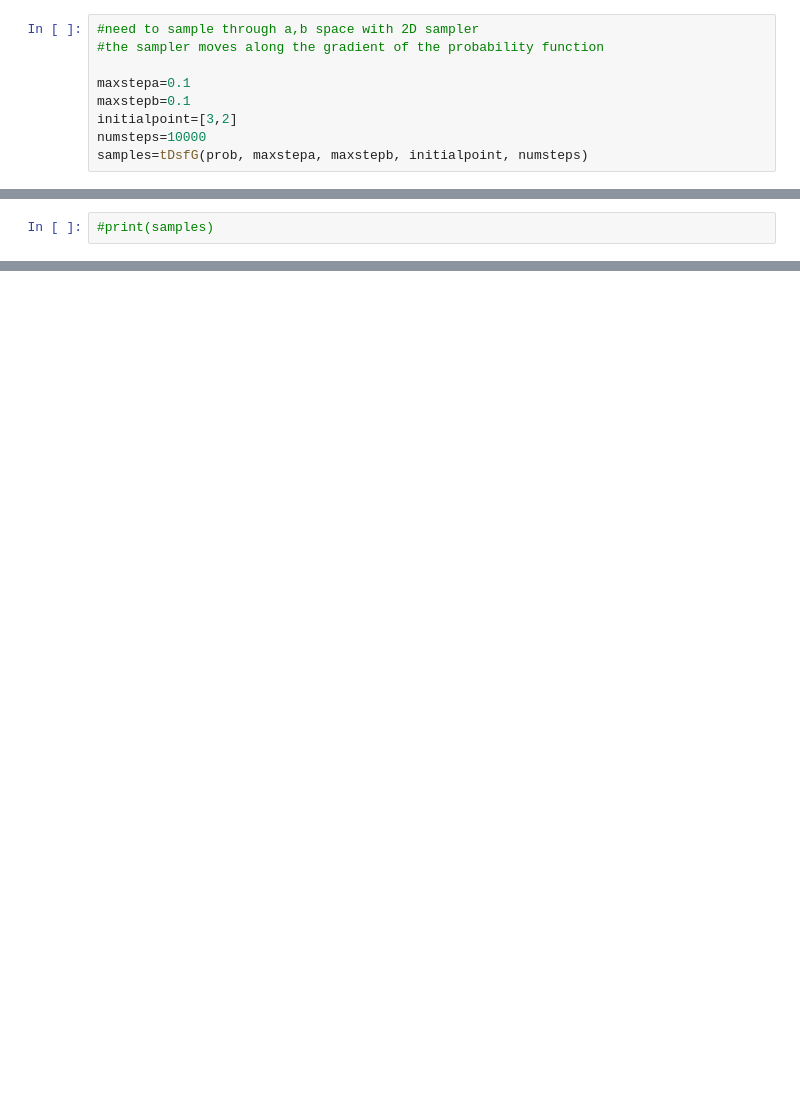
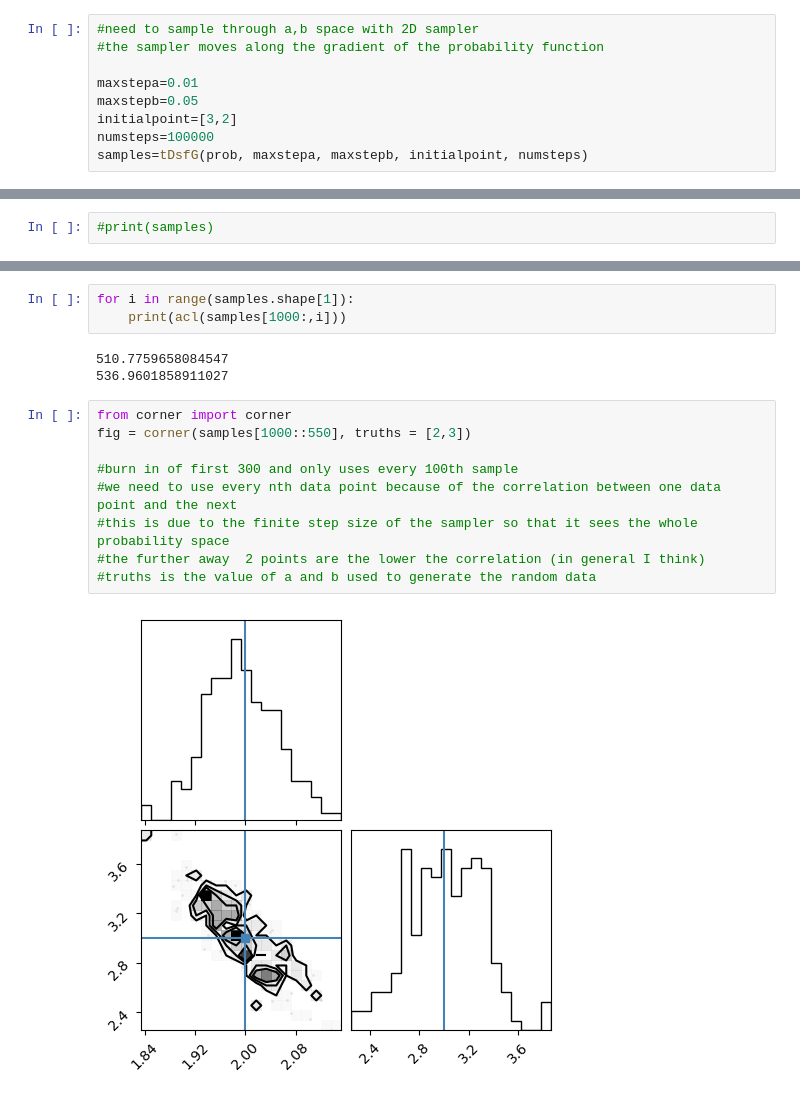
Before and after one commit to phiamorton/Metropolis-Hastings, a Jupyter notebook: line_fitting_MCMC.ipynb, the cells around one changed output, grey strips where cells are left out. Drawn from its saved outputs; the diff is of its cells as text; blank space fills up the shorter version.

```diff
--- a/line_fitting_MCMC.ipynb
+++ b/line_fitting_MCMC.ipynb
@@ -60,10 +66,10 @@ print(sig_y)
 #need to sample through a,b space with 2D sampler
 #the sampler moves along the gradient of the probability function
 
-maxstepa=0.1
-maxstepb=0.1
+maxstepa=0.01
+maxstepb=0.05
 initialpoint=[3,2]
-numsteps=10000
+numsteps=100000
 samples=tDsfG(prob, maxstepa, maxstepb, initialpoint, numsteps)
 # %%
 plt.plot(samples[:,1])
@@ -84,0 +136,17 @@ fig = corner(samples[300::100], truths = [2,3])
+# %%
+for i in range(samples.shape[1]):
+    print(acl(samples[1000:,i]))
+# %% [output]
+510.7759658084547
+536.9601858911027
+# %%
+from corner import corner
+fig = corner(samples[1000::550], truths = [2,3])
+
+#burn in of first 300 and only uses every 100th sample
+#we need to use every nth data point because of the correlation between one data point and the next
+#this is due to the finite step size of the sampler so that it sees the whole probability space
+#the further away  2 points are the lower the correlation (in general I think)
+#truths is the value of a and b used to generate the random data
+# %% [output]
+[figure, added]
```
Also changed, not shown: parts of 7 cells of this notebook.
